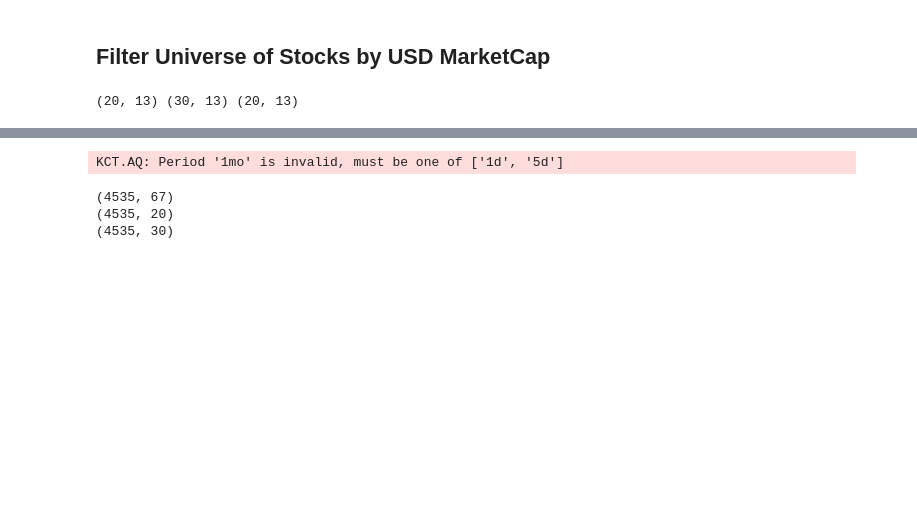
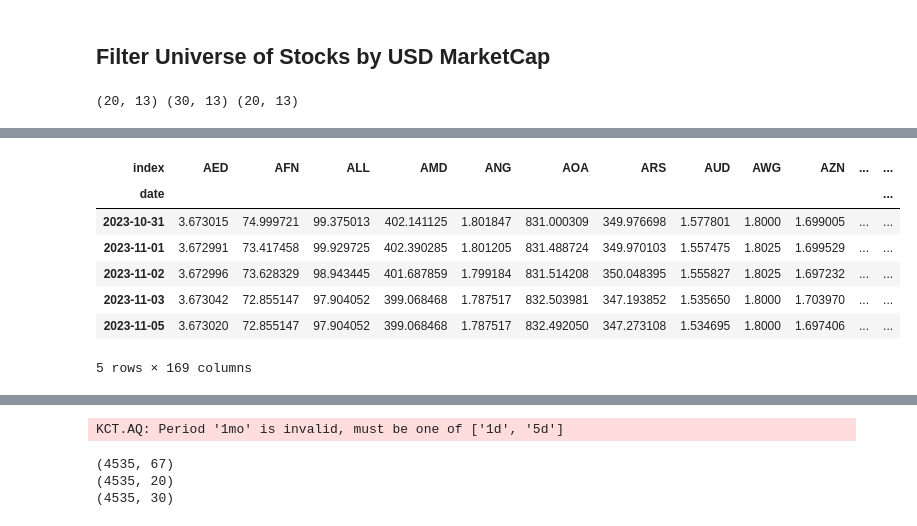
Before and after one commit to apenake/Certified_B_Corp_Index, a Jupyter notebook: Public B Corp Index with Currency Conversion.ipynb, the cells around one changed output, grey strips where cells are left out. Saved outputs shown, nothing was run; the diff lists cells and outputs as text; code cells hidden in the pictures; blank space fills up the shorter version.

```diff
--- a/Public B Corp Index with Currency Conversion.ipynb
+++ b/Public B Corp Index with Currency Conversion.ipynb
@@ -466,0 +530,4 @@ print(stock_index_top20.shape, stock_index_top30.shape, stock_index_over1b.shape
+# %%
+price_history_df = get_price_history2 (stock_index)
+stock_universe = list(price_history_df.columns)
+stock_universe
@@ -466,0 +656,11 @@ print(stock_index_top20.shape, stock_index_top30.shape, stock_index_over1b.shape
+# %%
+daily_rates_df.head()
+# %% [output]
+| index | AED | AFN | ALL | AMD | ANG | AOA | ARS | AUD | AWG | AZN | ... | ... |
+| date |  |  |  |  |  |  |  |  |  |  |  | ... |
+| 2023-10-31 | 3.673015 | 74.999721 | 99.375013 | 402.141125 | 1.801847 | 831.000309 | 349.976698 | 1.577801 | 1.8000 | 1.699005 | ... | ... |
+| 2023-11-01 | 3.672991 | 73.417458 | 99.929725 | 402.390285 | 1.801205 | 831.488724 | 349.970103 | 1.557475 | 1.8025 | 1.699529 | ... | ... |
+| 2023-11-02 | 3.672996 | 73.628329 | 98.943445 | 401.687859 | 1.799184 | 831.514208 | 350.048395 | 1.555827 | 1.8025 | 1.697232 | ... | ... |
+| 2023-11-03 | 3.673042 | 72.855147 | 97.904052 | 399.068468 | 1.787517 | 832.503981 | 347.193852 | 1.535650 | 1.8000 | 1.703970 | ... | ... |
+| 2023-11-05 | 3.673020 | 72.855147 | 97.904052 | 399.068468 | 1.787517 | 832.492050 | 347.273108 | 1.534695 | 1.8000 | 1.697406 | ... | ... |
+5 rows × 169 columns
```
Also changed, not shown: parts of 42 cells of this notebook, 1 other file.
